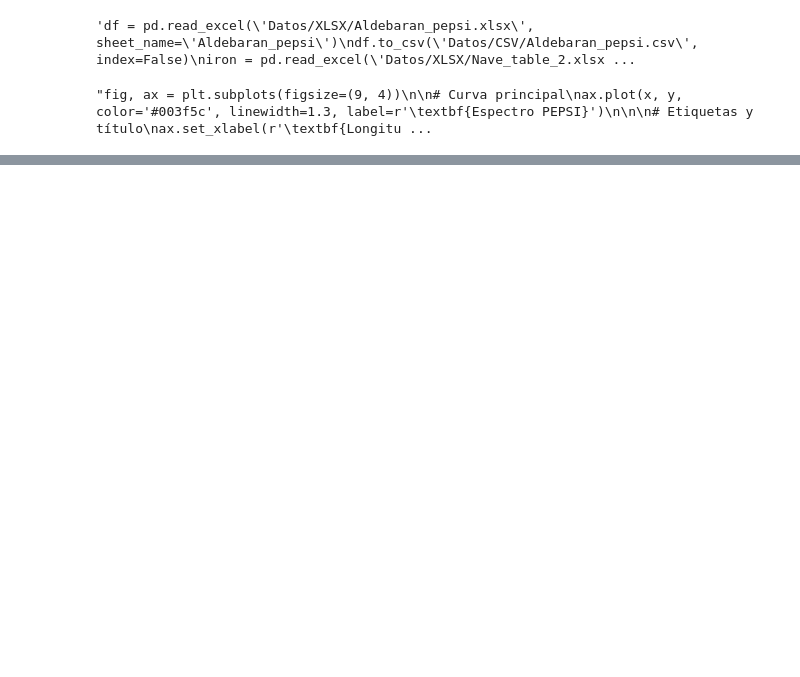
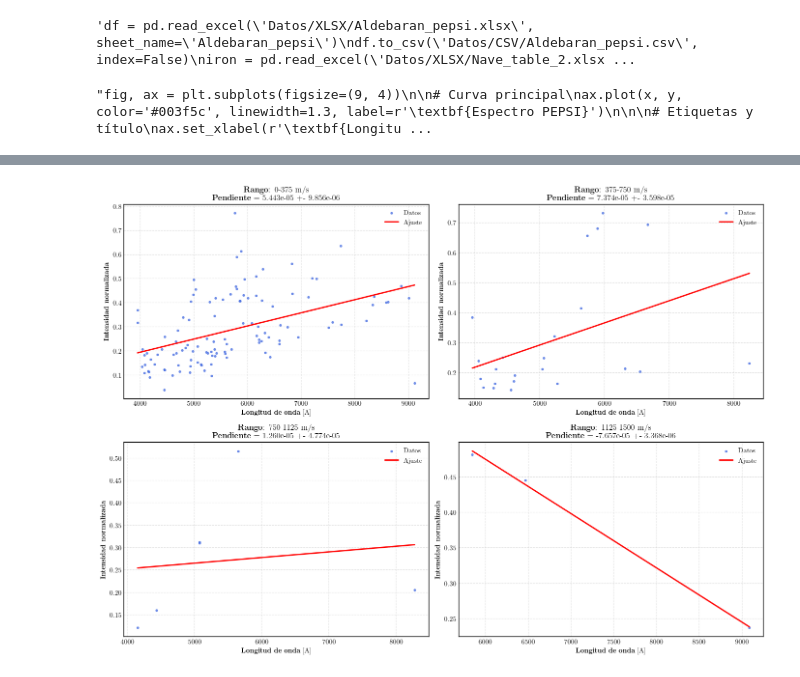
Before and after one commit to LaraGomezN/Aldebaran, a Jupyter notebook: main.ipynb, the cells around one changed output, grey strips where cells are left out. Cells and saved outputs as stored; diff of their text form; code cells hidden in the pictures; blank space fills up the shorter version.

```diff
--- a/main.ipynb
+++ b/main.ipynb
@@ -312,9 +311,6 @@ for i, row in df_min_range.iterrows():
     ax.plot(x_vals, y_vals, color="orange", linewidth=2.5,
             label=r"\textbf{Pendiente en mínimo}" if i == df_min_range.index[0] else "")"""
 
-print("\nPendientes calculadas en df_min_range:")
-for i, row in df_min_range.iterrows():
-    print(f"  - Mínimo en x = {row['x_refined']:.5f} Å → pendiente = {row['slope']:.6f}")
 
 # === DETALLES ESTÉTICOS ===
 ax.set_xlabel(r"\textbf{Longitud de onda (Å)}", fontsize=12)
@@ -384,3 +381,65 @@ print(df_matches)
+# %%
+ranges = [
+    (0, 375),
+    (375, 750),
+    (750, 1125),
+    (1125, 1500)
+]
+
+fig, axes = plt.subplots(2, 2, figsize=(14, 10))
+axes = axes.flatten()
+
+for i, (v_min, v_max) in enumerate(ranges):
+
+    # Filtrado
+    df_range = df_matches.query("@v_min <= velocity_ms <= @v_max")[["lambda_obs", "y_obs"]].dropna()
+    ax = axes[i]
+
+    if len(df_range) < 2:
+        ax.text(0.5, 0.5, "No hay datos suficientes",
+                ha="center", va="center", fontsize=12)
+        ax.set_title(f"{v_min} - {v_max} m/s")
+        continue
+
+    # Submuestreo si hay demasiados puntos
+    if len(df_range) > 5000:
+        df_plot = df_range.sample(5000, random_state=0)
+    else:
+        df_plot = df_range
+
+    x = df_range["lambda_obs"].to_numpy()
+    y = df_range["y_obs"].to_numpy()
+
+    # Ajuste lineal
+    result = linregress(x, y)
+    m, b, m_err = result.slope, result.intercept, result.stderr
+
+    # Recta
+    x_fit = np.linspace(x.min(), x.max(), 200)
+    y_fit = m * x_fit + b
+
+    # Graficar puntos + recta
+    ax.scatter(df_plot["lambda_obs"], df_plot["y_obs"], s=8,
+               color="royalblue", alpha=0.7, label="Datos")
+    ax.plot(x_fit, y_fit, color="red", linewidth=2, label="Ajuste")
+
+    # Estética
+    ax.set_xlabel(r'\textbf{Longitud de onda} [A]')
+    ax.set_ylabel(r'\textbf{Intensidad normalizada}')
+
+    ax.set_title(
+        rf'\textbf{{Rango}}: {v_min}-{v_max} m/s'
+        '\n'
+        rf'\textbf{{Pendiente}} = {m:.3e} +- {m_err:.3e}'
+    )
+
+    ax.grid(True, linestyle="--", alpha=0.7)
+    ax.legend()
+
+plt.tight_layout()
+plt.show()
+# %% [output]
+[figure, added]
 # %%
 # Manejo de versiones de matplotlib para colormaps
 try:
```
Also changed, not shown: parts of 6 cells of this notebook.
